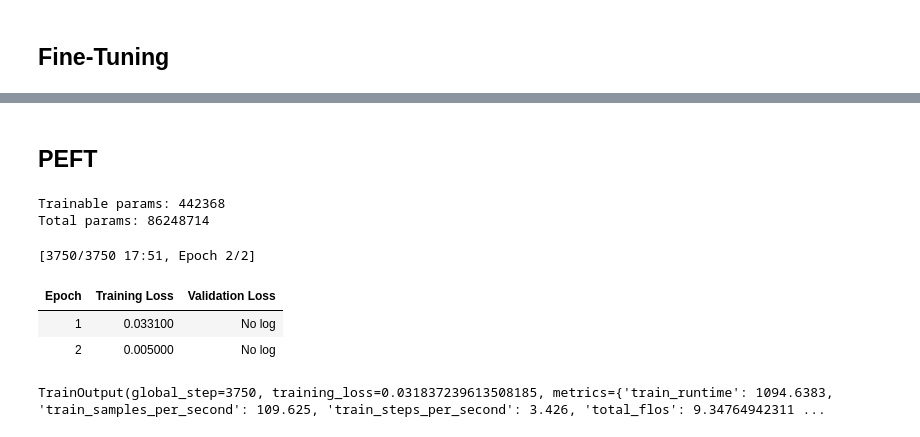
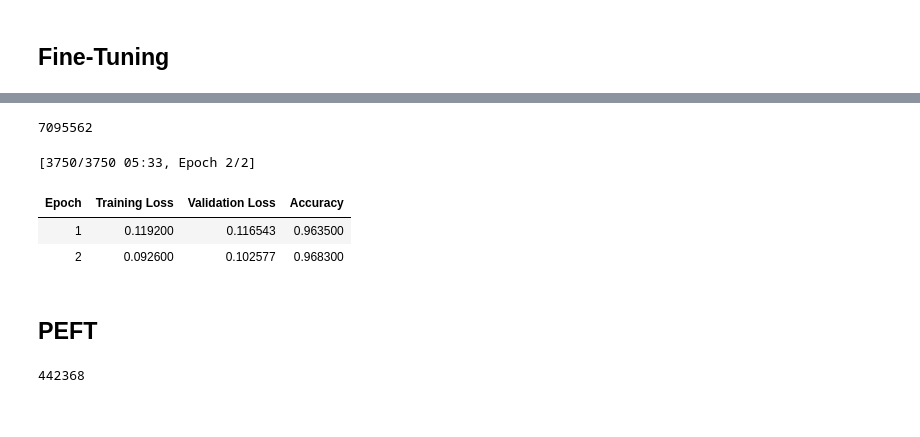
Before and after one commit to mr-brobot/mnist, a Jupyter notebook: nbs/4__vit.ipynb, the cells around one changed output, grey strips where cells are left out. Saved outputs shown, nothing was run; the diff lists cells and outputs as text; code cells hidden in the pictures.

```diff
--- a/nbs/4__vit.ipynb
+++ b/nbs/4__vit.ipynb
@@ -270,3 +278,46 @@ TrainOutput(global_step=3750, training_loss=0.08011900926828384, metrics={'train
+# %%
+from transformers import Trainer, TrainingArguments
+
+training_args = TrainingArguments(
+    output_dir=DATA_DIR / "models" / "google-vit-patch16-224" / "ft",
+    run_name="google-vit-patch16-224-ft",
+    num_train_epochs=2,
+    per_device_train_batch_size=32,
+    per_device_eval_batch_size=32,
+    optim="adamw_torch",
+    learning_rate=1e-3,
+    torch_compile=True,
+    eval_strategy="epoch",
+    save_strategy="epoch",
+    load_best_model_at_end=True,
+    logging_dir=DATA_DIR / "logs" / "google-vit-patch16-224" / "ft",
+    report_to="wandb",
+    remove_unused_columns=False, # preserves "image" column for preprocessing
+    data_seed=42,
+)
+
+trainer = Trainer(
+    model=ft_model,
+    processing_class=processor,
+    args=training_args,
+    train_dataset=prepared_ds["train"],
+    eval_dataset=prepared_ds["test"],
+    data_collator=collate,
+    compute_metrics=compute_metrics,
+)
+
+trainer.get_num_trainable_parameters()
+# %% [output]
+7095562
+# %%
+trainer.train()
+
+ft_model = trainer.model
+# %% [output]
+[3750/3750 05:33, Epoch 2/2]
+| Epoch | Training Loss | Validation Loss | Accuracy |
+| 1 | 0.119200 | 0.116543 | 0.963500 |
+| 2 | 0.092600 | 0.102577 | 0.968300 |
 # %% [markdown]
 ## PEFT
 # %%
@@ -274,26 +325,20 @@ from peft import get_peft_model, LoraConfig
 
 peft_config = LoraConfig(
     r=8, # rank of update matrices
-    lora_alpha=32,
+    lora_alpha=16,
     lora_dropout=0.1,
-    target_modules=["query", "value"], # layers to apply lora to
-    inference_mode=False,
+    bias="none",
+    target_modules=["query", "key", "value"], # layers to apply lora to
 )
 
-peft_model = get_peft_model(base_model, peft_config)
-
-print(f"Trainable params: {sum(p.numel() for p in peft_model.parameters() if p.requires_grad)}")
-print(f"Total params: {sum(p.numel() for p in peft_model.parameters())}")
+peft_model = get_peft_model(ft_model, peft_config)
-# %% [output]
-Trainable params: 442368
-Total params: 86248714
 # %%
 from transformers import Trainer, TrainingArguments
 
 training_args = TrainingArguments(
     output_dir=DATA_DIR / "models" / "google-vit-patch16-224" / "peft",
     run_name="google-vit-patch16-224-peft",
-    num_train_epochs=2,
+    num_train_epochs=4,
     per_device_train_batch_size=32,
     per_device_eval_batch_size=32,
     optim="adamw_torch",
@@ -302,7 +347,6 @@ training_args = TrainingArguments(
     save_strategy="epoch",
     # load_best_model_at_end=True, # currently casues KeyError: 'eval_loss' after 1st epoch
     logging_dir=DATA_DIR / "logs" / "google-vit-patch16-224" / "peft",
-    logging_steps=10,
     report_to="wandb",
     remove_unused_columns=False, # preserves "image" column for preprocessing
     data_seed=42,
@@ -318,11 +362,7 @@ trainer = Trainer(
     compute_metrics=compute_metrics,
 )
 
-trainer.train()
+trainer.get_num_trainable_parameters()
 # %% [output]
-[3750/3750 17:51, Epoch 2/2]
+442368
-| Epoch | Training Loss | Validation Loss |
-| 1 | 0.033100 | No log |
-| 2 | 0.005000 | No log |
-TrainOutput(global_step=3750, training_loss=0.031837239613508185, metrics={'train_runtime': 1094.6383, 'train_samples_per_second': 109.625, 'train_steps_per_second': 3.426, 'total_flos': 9.34764942311 ...
 # %%
```
Also changed, not shown: parts of 12 cells of this notebook, 1 other file.
